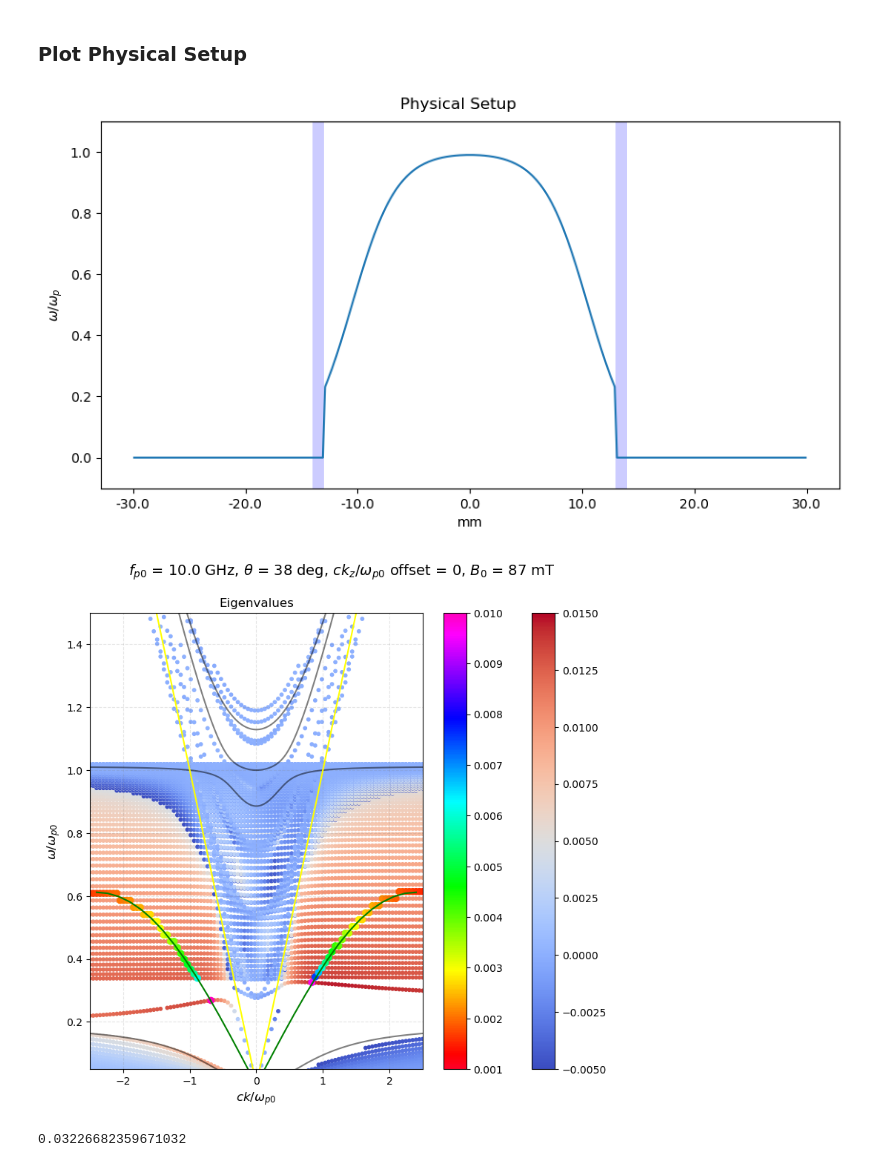
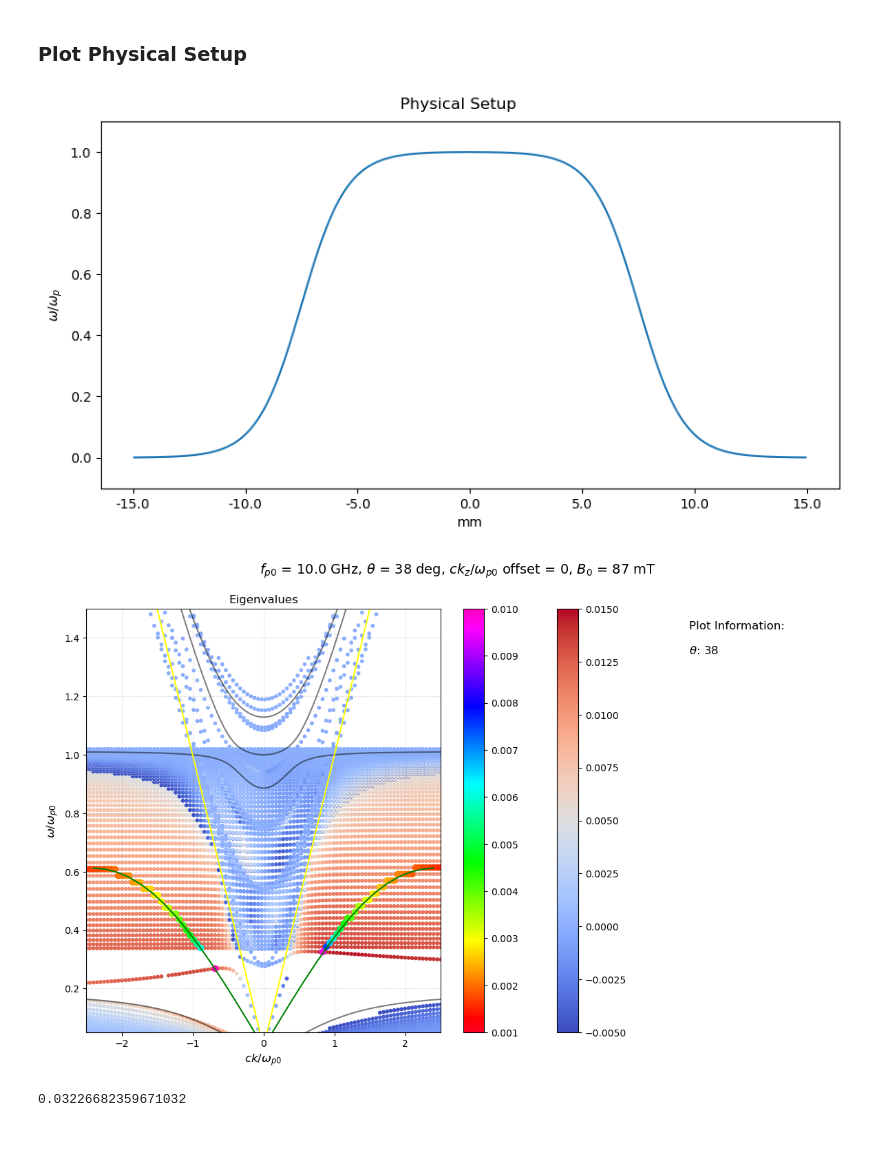
Before and after one commit to declanmz/PlasmaEdgeModes, a Jupyter notebook: EdgePlotting.ipynb, the cells around one changed output. Saved outputs shown, nothing was run; the diff lists cells and outputs as text; code cells hidden in the pictures; blank space fills up the shorter version.

```diff
--- a/EdgePlotting.ipynb
+++ b/EdgePlotting.ipynb
@@ -36,7 +36,9 @@ mu_0 = 4e-7*np.pi #H/m - permeability of free space
 ep_0 = 8.854e-12 #F/m - permitivity of free space
 c = 3e8 #m/s - speed of light
 # %%
-file = './SetupOG_ReducedRange/38deg_FilterA.json'
+# file = './SetupOG_ReducedRange/38deg_FilterA.json'
+file = './Setup_NoQuartzA/0deg_FilterA.json'
+
 # file = './Testing/20deg_FilterA.json'
 with open(file, 'r') as f:
     jsondata = json.load(f, object_hook=as_complex)
@@ -112,7 +108,7 @@ plt.xlabel(r'mm')
 plt.ylabel(r'$\omega/\omega_p$')
 plt.show()
 # %% [output]
-[figure, old version]
+[figure, new version]
 # %%
 #Bulk modes calculation
 def MagPlasmaEigenmodes(sig, kn_x, kn_y, kn_z):
@@ -155,11 +151,20 @@ w0waveguide = dispersionload[:,1] * 2 * np.pi * 1e9 / wpwg
 negAvgColorBound = -5e-3
 posAvgColorBound = 15e-3
 
-fig, axs = plt.subplot_mosaic([['e']],
-                              figsize=(8, 7))
+fig, axs = plt.subplot_mosaic([['e', 'e', 'e', 't']],
+                              figsize=(12, 7))
 fig.tight_layout(pad=2)
 fig.suptitle(r'$f_{p0}$' + ' = {} GHz,'.format(fp0 / 1e9) + r' $\theta$ = ' + '{} deg,'.format(thetadegs) + r' $c k_z / \omega_{p0}$ offset'+ r' = {}, $B_0$ = {:.0f} mT'.format(kzoffset, B0 / 1e-3), size=14, y=1.05)
 
+axs['t'].axis('off')
+
+text = rf"""
+Plot Information:
+
+$\theta$: {thetadegs}
+"""
+
+axs['t'].text(0,1,text, va='top', ha='left', fontsize=12)
 
 axs['e'].set_title('Eigenvalues')
 axs['e'].set_xlabel(r'$c k / \omega_{p0}$', size=12)
@@ -176,34 +181,34 @@ axs['e'].set_xlim([k0list[0], k0list[-1]])
 axs['e'].set_ylim([wmin / wp0, wmax / wp0])
 fig.colorbar(sc, ax=axs['e'], orientation='vertical')
 
 #Plot bulk modes as well
 for i in range(len(bulkLines)):
     axs['e'].plot(k0line, bulkLines[i], color='black', alpha=0.5)
 #the light line
 axs['e'].plot(k0line, lightline, color='yellow')
 
 #Plot waveguide dispersion
 axs['e'].plot(k0waveguide, w0waveguide, color='green')
 axs['e'].plot(-k0waveguide, w0waveguide, color='green')
 
 try:
     #Plot waveguide intersection points
     # wgNorm = plt.Normalize(7.5e-3,15e-3) # for Eavg
     wgNorm = plt.Normalize(.001,.01) # for Estd - very good for filtering out the correct modes
     # wgNorm = plt.Normalize(0.03,0.12) # for Emax - not that great
     wgCmap = 'gist_rainbow'
 
     negScatter = axs['e'].scatter(wgNeg_k0list, wgNeg_evalList.real/wp0, marker='o',
                         c=wgNeg_EstdList, norm=wgNorm, cmap=wgCmap)
     posScatter = axs['e'].scatter(wgPos_k0list, wgPos_evalList.real/wp0, marker='o',
                         c=wgPos_EstdList, norm=wgNorm, cmap=wgCmap)
     fig.colorbar(posScatter, ax=axs['e'], orientation='vertical')
 except:
     print('error')
 
 plt.show()
 # %% [output]
-[figure, old version]
+[figure, new version]
 # %%
 np.min(wgPos_EmaxList)
 # %% [output]
```
Also changed, not shown: parts of 1 cell of this notebook, 5 other files.
